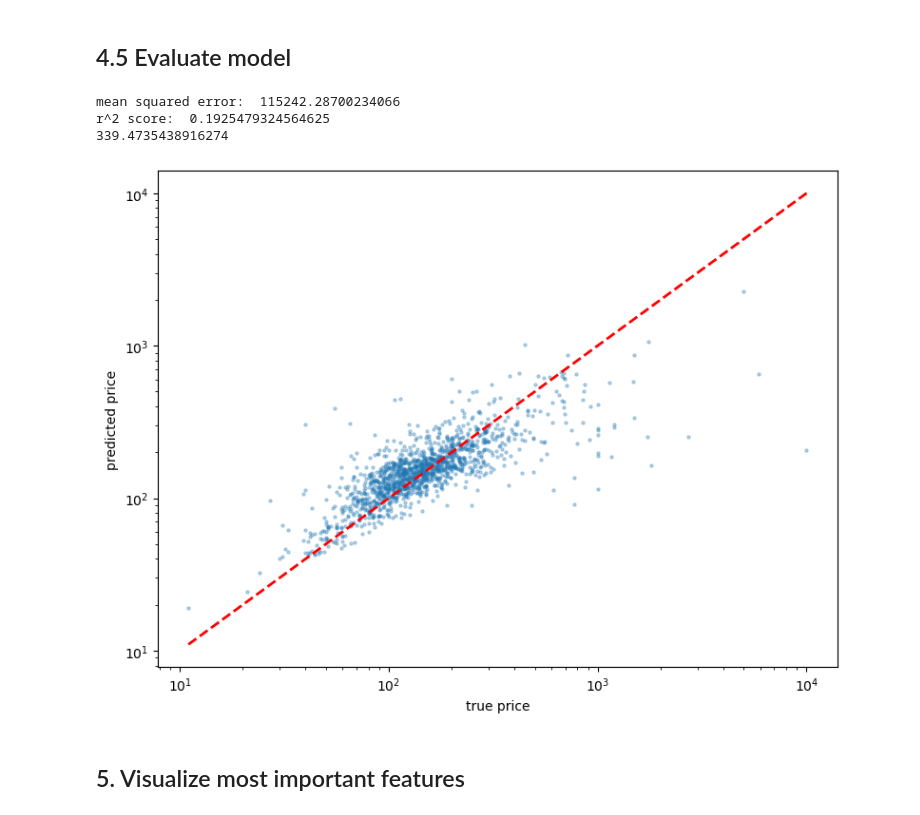
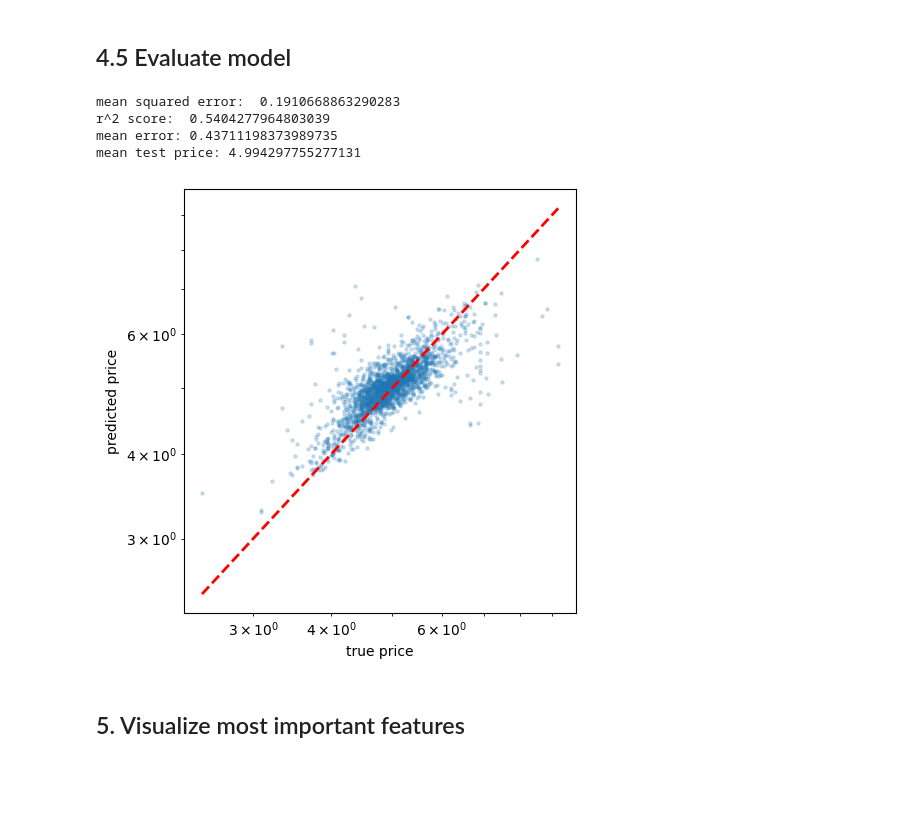
Before and after one commit to Aranidin/Project_ML_SS2025, a Jupyter notebook: Models/random_forest.ipynb, the cells around one changed output. Drawn from its saved outputs; the diff is of its cells as text; code cells hidden in the pictures; blank space fills up the shorter version.

```diff
--- a/Models/random_forest.ipynb
+++ b/Models/random_forest.ipynb
@@ -153,34 +172,34 @@ import matplotlib.pyplot as plt
 # %%
 def evaluate_model(model, X_test, y_test):
 
 
     # make prediction
-    y_pred = np.expm1(model.predict(X_test))
-    y_true = np.expm1(y_test)
+    y_pred = model.predict(X_test)
+    y_true = y_test
 
     # evaluate model
     print('mean squared error: ', mean_squared_error(y_true, y_pred))
     print('r^2 score: ', r2_score(y_true, y_pred))
-    print(np.sqrt(mean_squared_error(y_true, y_pred)))
+    print('mean error:', np.sqrt(mean_squared_error(y_true, y_pred)))
+    print('mean test price:', np.mean(y_true))
 
     plt.figure(figsize=(5, 5))
-    plt.scatter(y_true, y_pred, alpha=0.3, s=5)
+    plt.scatter(y_true, y_pred, alpha=0.2, s=5)
     plt.plot([y_true.min(), y_true.max()], [y_true.min(), y_true.max()], '--r', lw=2)
     plt.xlabel('true price')
     plt.ylabel('predicted price')
     plt.xscale('log')
     plt.yscale('log')
-    plt.grid()
-    # plt.axes('equal')
     plt.tight_layout()
     plt.show()
 
 evaluate_model(model, X_test, y_test)
 # %% [output]
-mean squared error:  115242.28700234066
-r^2 score:  0.1925479324564625
-339.4735438916274
+mean squared error:  0.1910668863290283
+r^2 score:  0.5404277964803039
+mean error: 0.43711198373989735
+mean test price: 4.994297755277131
-[figure, old version]
+[figure, new version]
 # %% [markdown]
 ## 5. Visualize most important features
 # %%
```
Also changed, not shown: parts of 9 cells of this notebook, 1 other file.
